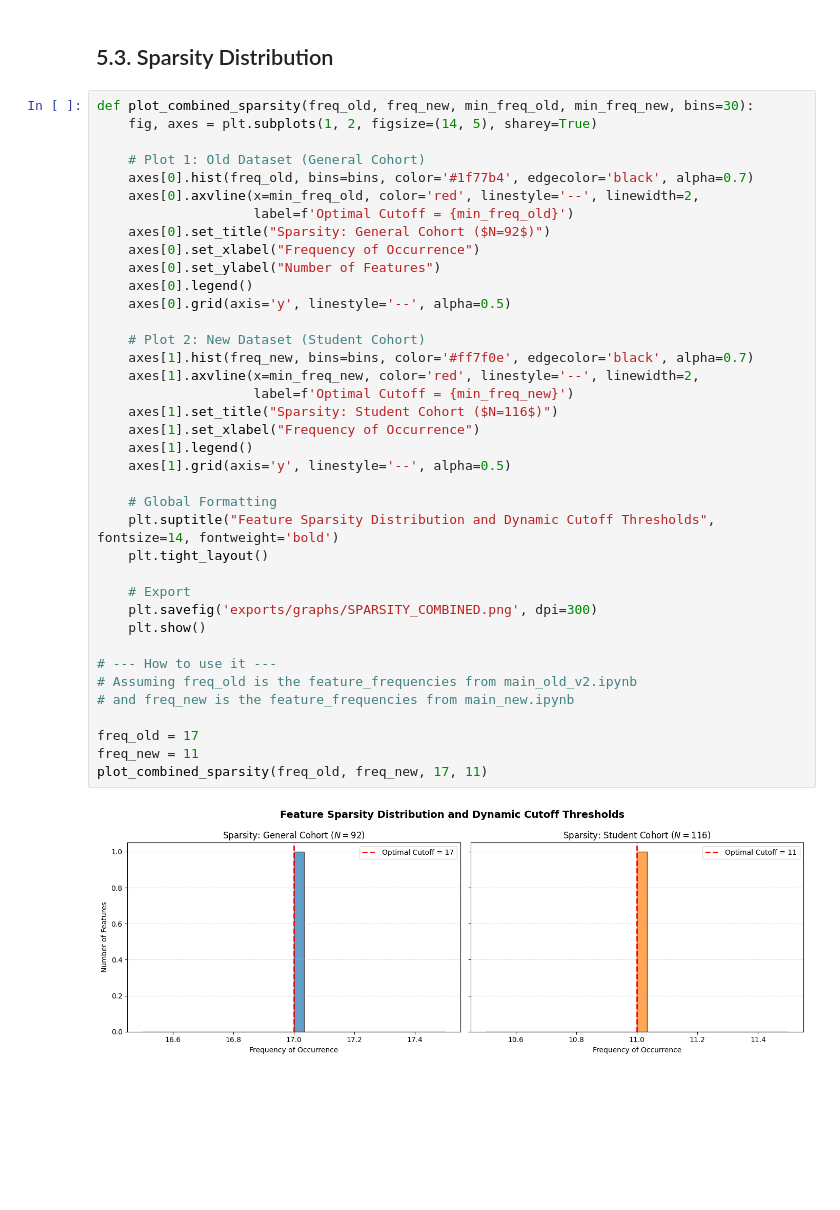
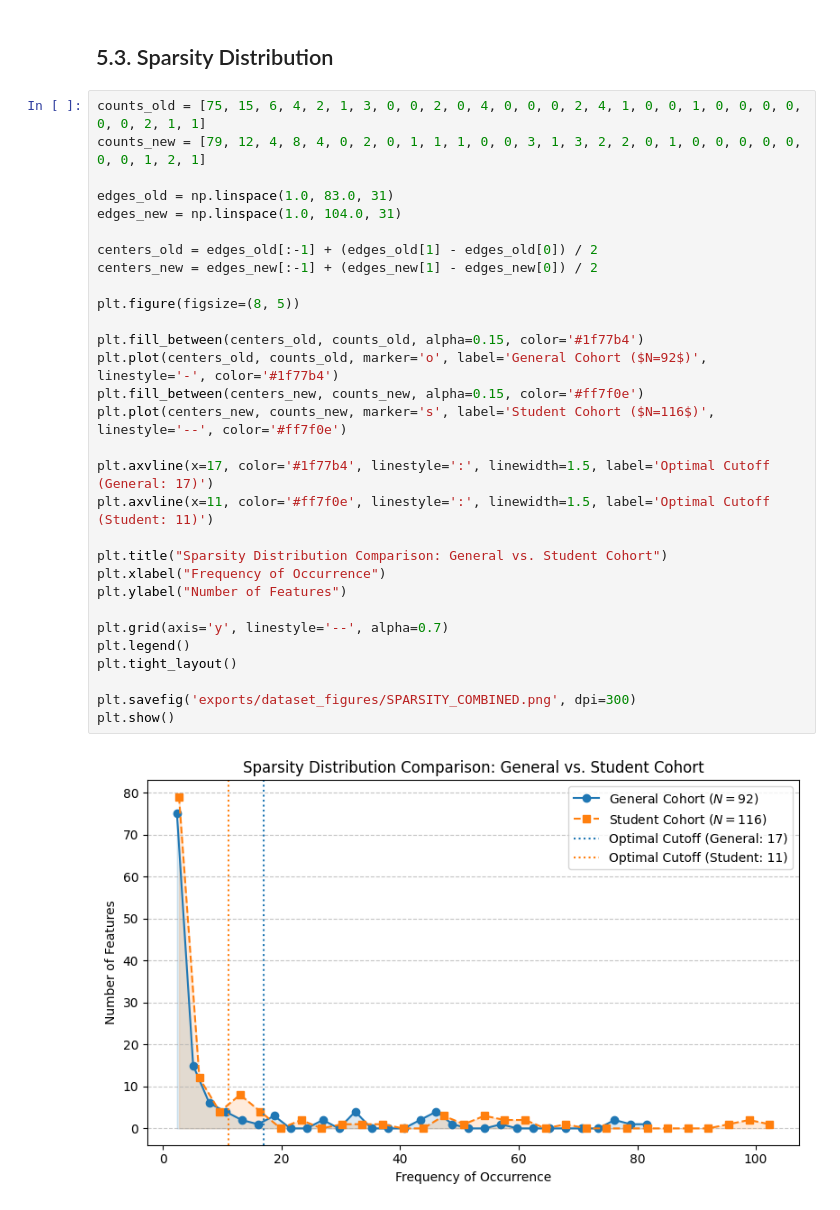
Before and after one commit to KeremDUZENLI/python-sklearn-machine-learning, a Jupyter notebook: main_dataset.ipynb, the cells around one changed output. Cells and saved outputs as stored; diff of their text form; blank space fills up the shorter version.

```diff
--- a/main_dataset.ipynb
+++ b/main_dataset.ipynb
@@ -214,43 +251,35 @@ plt.show()
 [figure]
 # %% [markdown]
 ## 5.3. Sparsity Distribution
-# %%
-def plot_combined_sparsity(freq_old, freq_new, min_freq_old, min_freq_new, bins=30):
-    fig, axes = plt.subplots(1, 2, figsize=(14, 5), sharey=True)
-
-    # Plot 1: Old Dataset (General Cohort)
-    axes[0].hist(freq_old, bins=bins, color='#1f77b4', edgecolor='black', alpha=0.7)
-    axes[0].axvline(x=min_freq_old, color='red', linestyle='--', linewidth=2,
-                    label=f'Optimal Cutoff = {min_freq_old}')
-    axes[0].set_title("Sparsity: General Cohort ($N=92$)")
-    axes[0].set_xlabel("Frequency of Occurrence")
-    axes[0].set_ylabel("Number of Features")
-    axes[0].legend()
-    axes[0].grid(axis='y', linestyle='--', alpha=0.5)
-
-    # Plot 2: New Dataset (Student Cohort)
-    axes[1].hist(freq_new, bins=bins, color='#ff7f0e', edgecolor='black', alpha=0.7)
-    axes[1].axvline(x=min_freq_new, color='red', linestyle='--', linewidth=2,
-                    label=f'Optimal Cutoff = {min_freq_new}')
-    axes[1].set_title("Sparsity: Student Cohort ($N=116$)")
-    axes[1].set_xlabel("Frequency of Occurrence")
-    axes[1].legend()
-    axes[1].grid(axis='y', linestyle='--', alpha=0.5)
-
-    # Global Formatting
-    plt.suptitle("Feature Sparsity Distribution and Dynamic Cutoff Thresholds", fontsize=14, fontweight='bold')
-    plt.tight_layout()
-
-    # Export
-    plt.savefig('exports/graphs/SPARSITY_COMBINED.png', dpi=300)
-    plt.show()
-
-# --- How to use it ---
-# Assuming freq_old is the feature_frequencies from main_old_v2.ipynb
-# and freq_new is the feature_frequencies from main_new.ipynb
-
-freq_old = 17
-freq_new = 11
-plot_combined_sparsity(freq_old, freq_new, 17, 11)
-# %% [output]
-[figure, removed]
+# %%
+counts_old = [75, 15, 6, 4, 2, 1, 3, 0, 0, 2, 0, 4, 0, 0, 0, 2, 4, 1, 0, 0, 1, 0, 0, 0, 0, 0, 0, 2, 1, 1]
+counts_new = [79, 12, 4, 8, 4, 0, 2, 0, 1, 1, 1, 0, 0, 3, 1, 3, 2, 2, 0, 1, 0, 0, 0, 0, 0, 0, 0, 1, 2, 1]
+
+edges_old = np.linspace(1.0, 83.0, 31)
+edges_new = np.linspace(1.0, 104.0, 31)
+
+centers_old = edges_old[:-1] + (edges_old[1] - edges_old[0]) / 2
+centers_new = edges_new[:-1] + (edges_new[1] - edges_new[0]) / 2
+
+plt.figure(figsize=(8, 5))
+
+plt.fill_between(centers_old, counts_old, alpha=0.15, color='#1f77b4')
+plt.plot(centers_old, counts_old, marker='o', label='General Cohort ($N=92$)', linestyle='-', color='#1f77b4')
+plt.fill_between(centers_new, counts_new, alpha=0.15, color='#ff7f0e')
+plt.plot(centers_new, counts_new, marker='s', label='Student Cohort ($N=116$)', linestyle='--', color='#ff7f0e')
+
+plt.axvline(x=17, color='#1f77b4', linestyle=':', linewidth=1.5, label='Optimal Cutoff (General: 17)')
+plt.axvline(x=11, color='#ff7f0e', linestyle=':', linewidth=1.5, label='Optimal Cutoff (Student: 11)')
+
+plt.title("Sparsity Distribution Comparison: General vs. Student Cohort")
+plt.xlabel("Frequency of Occurrence")
+plt.ylabel("Number of Features")
+
+plt.grid(axis='y', linestyle='--', alpha=0.7)
+plt.legend()
+plt.tight_layout()
+
+plt.savefig('exports/dataset_figures/SPARSITY_COMBINED.png', dpi=300)
+plt.show()
+# %% [output]
+[figure, added]
```
Also changed, not shown: parts of 13 cells of this notebook, 1 other file.
